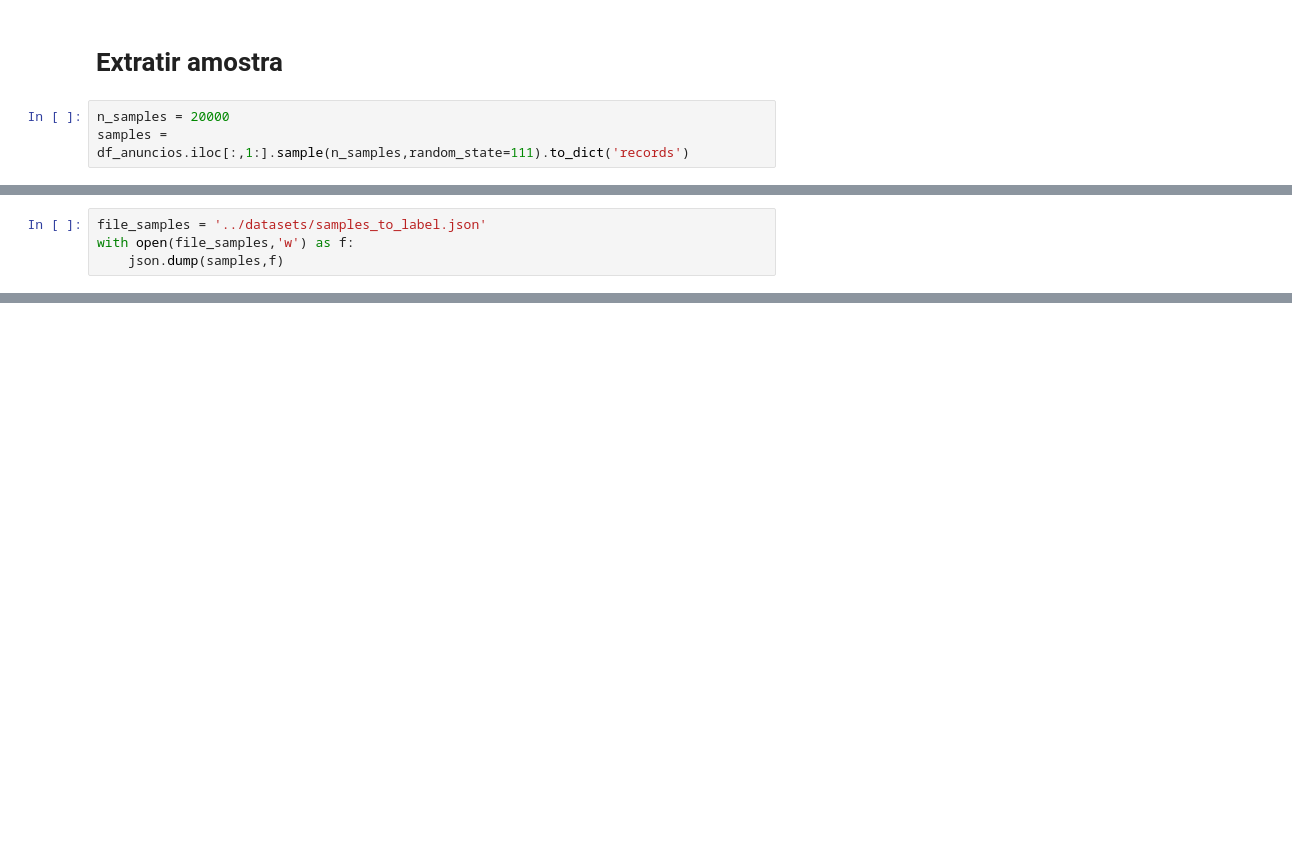
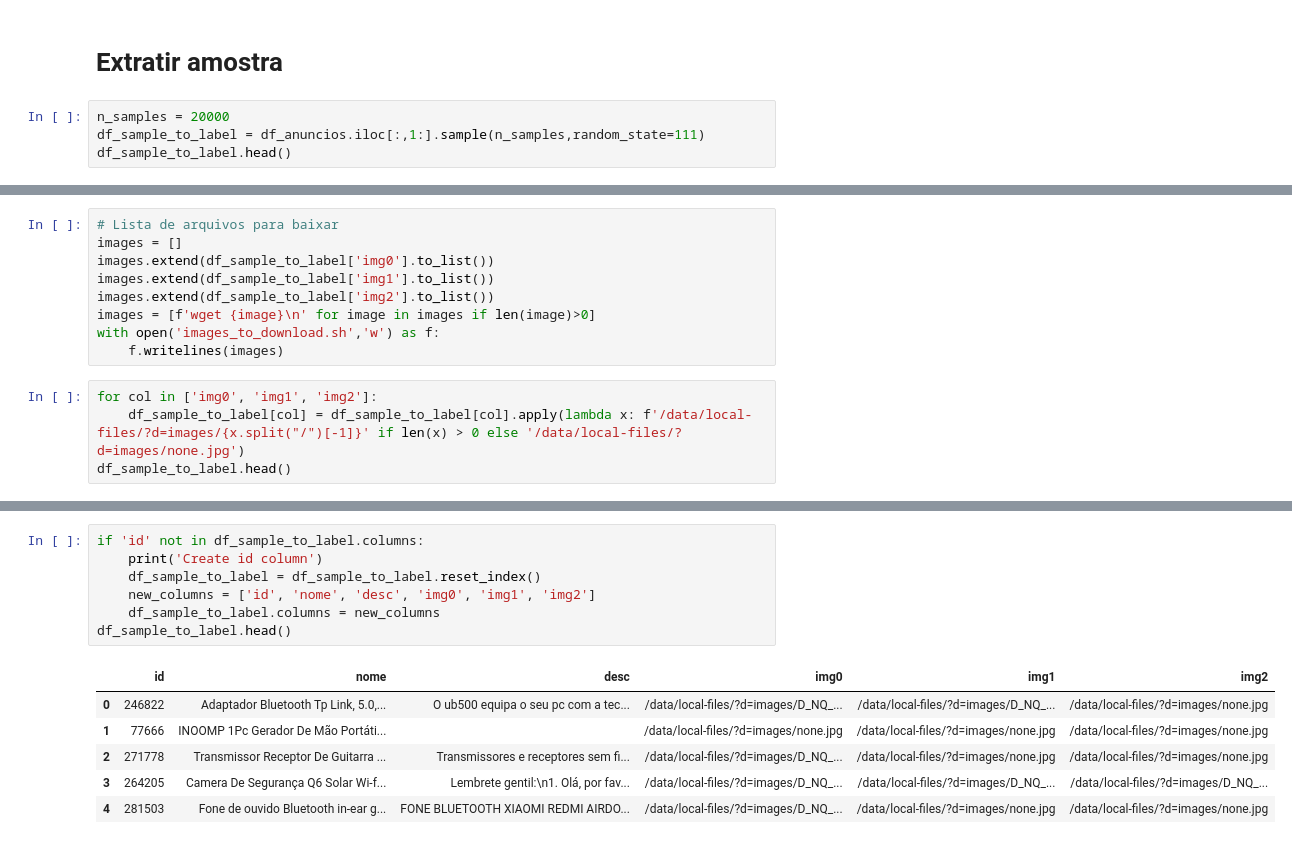
Before and after one commit to InovaFiscaliza/dados-pacp, a Jupyter notebook: sch/notebooks/11_extract_samples_to_label.ipynb, the cells around one changed output, grey strips where cells are left out. Cells and saved outputs as stored; diff of their text form; blank space fills up the shorter version.

Commit message:
Add sample selection for labeling

```diff
--- a/sch/notebooks/11_extract_samples_to_label.ipynb
+++ b/sch/notebooks/11_extract_samples_to_label.ipynb
@@ -145,4 +144,5 @@ array(['amazon', 'perfdrive', 'magazineluiza', 'mercadolivre'],
 # Extratir amostra
 # %%
 n_samples = 20000
-samples = df_anuncios.iloc[:,1:].sample(n_samples,random_state=111).to_dict('records')
+df_sample_to_label = df_anuncios.iloc[:,1:].sample(n_samples,random_state=111)
+df_sample_to_label.head()
@@ -149,4 +155,0 @@ samples = df_anuncios.iloc[:,1:].sample(n_samples,random_state=111).to_dict('rec
-# %%
-file_samples = '../datasets/samples_to_label.json'
-with open(file_samples,'w') as f:
-    json.dump(samples,f)
@@ -156,0 +156,13 @@ array(['amazon', 'perfdrive', 'magazineluiza', 'mercadolivre'],
+# %%
+# Lista de arquivos para baixar
+images = []
+images.extend(df_sample_to_label['img0'].to_list())
+images.extend(df_sample_to_label['img1'].to_list())
+images.extend(df_sample_to_label['img2'].to_list())
+images = [f'wget {image}\n' for image in images if len(image)>0]
+with open('images_to_download.sh','w') as f:
+    f.writelines(images)
+# %%
+for col in ['img0', 'img1', 'img2']:
+    df_sample_to_label[col] = df_sample_to_label[col].apply(lambda x: f'/data/local-files/?d=images/{x.split("/")[-1]}' if len(x) > 0 else '/data/local-files/?d=images/none.jpg')
+df_sample_to_label.head()
@@ -156,0 +176,14 @@ array(['amazon', 'perfdrive', 'magazineluiza', 'mercadolivre'],
+# %%
+if 'id' not in df_sample_to_label.columns:
+    print('Create id column')
+    df_sample_to_label = df_sample_to_label.reset_index()
+    new_columns = ['id', 'nome', 'desc', 'img0', 'img1', 'img2']
+    df_sample_to_label.columns = new_columns
+df_sample_to_label.head()
+# %% [output]
+|  | id | nome | desc | img0 | img1 | img2 |
+| 0 | 246822 | Adaptador Bluetooth Tp Link, 5.0,... | O ub500 equipa o seu pc com a tec... | /data/local-files/?d=images/D_NQ_... | /data/local-files/?d=images/D_NQ_... | /data/local-files/?d=images/none.jpg |
+| 1 | 77666 | INOOMP 1Pc Gerador De Mão Portáti... |  | /data/local-files/?d=images/none.jpg | /data/local-files/?d=images/none.jpg | /data/local-files/?d=images/none.jpg |
+| 2 | 271778 | Transmissor Receptor De Guitarra ... | Transmissores e receptores sem fi... | /data/local-files/?d=images/D_NQ_... | /data/local-files/?d=images/none.jpg | /data/local-files/?d=images/none.jpg |
+| 3 | 264205 | Camera De Segurança Q6 Solar Wi-f... | Lembrete gentil:\n1. Olá, por fav... | /data/local-files/?d=images/D_NQ_... | /data/local-files/?d=images/D_NQ_... | /data/local-files/?d=images/D_NQ_... |
+| 4 | 281503 | Fone de ouvido Bluetooth in-ear g... | FONE BLUETOOTH XIAOMI REDMI AIRDO... | /data/local-files/?d=images/D_NQ_... | /data/local-files/?d=images/none.jpg | /data/local-files/?d=images/none.jpg |
```
Also changed, not shown: parts of 8 cells of this notebook, 1 other file.
